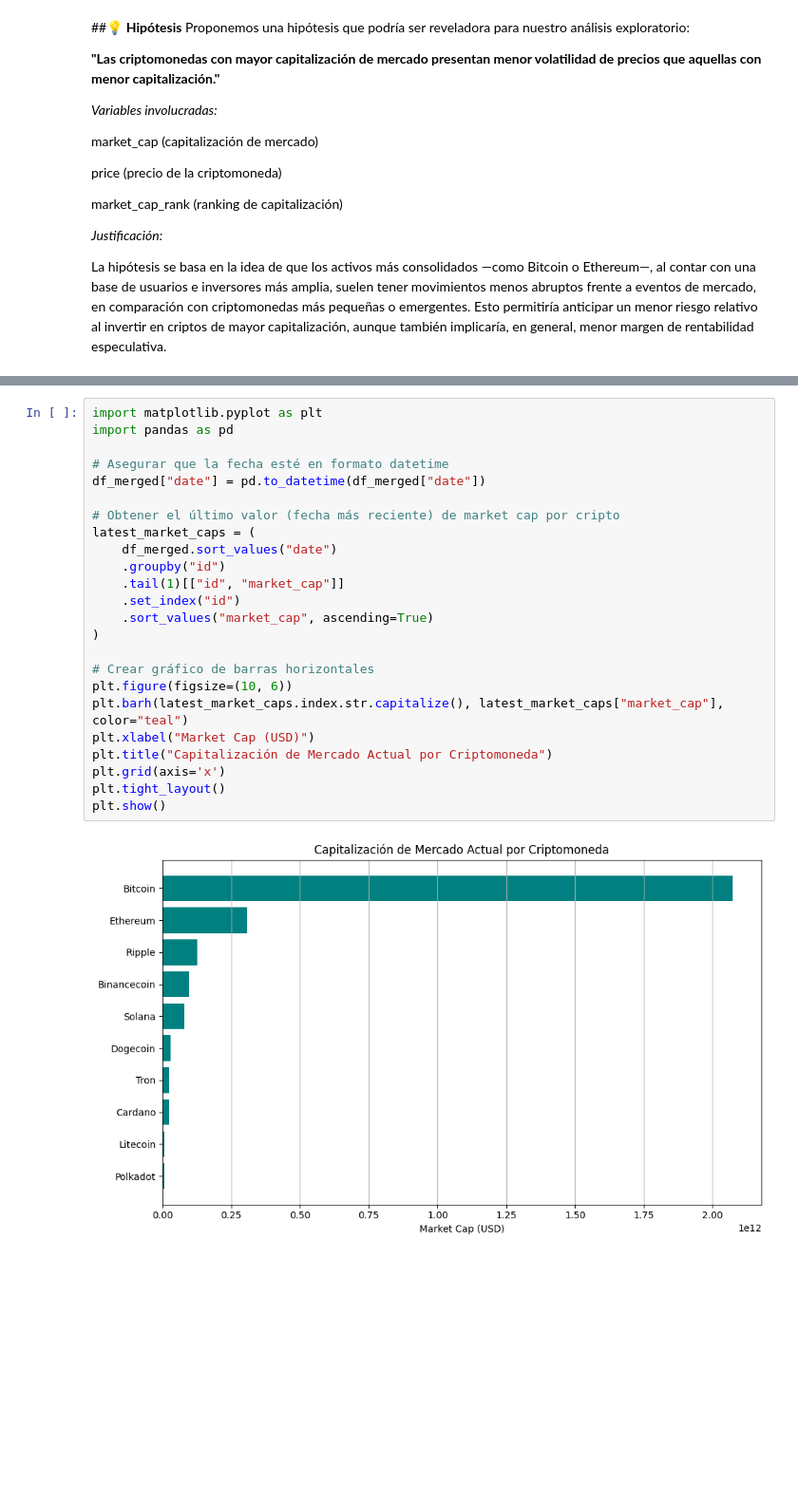
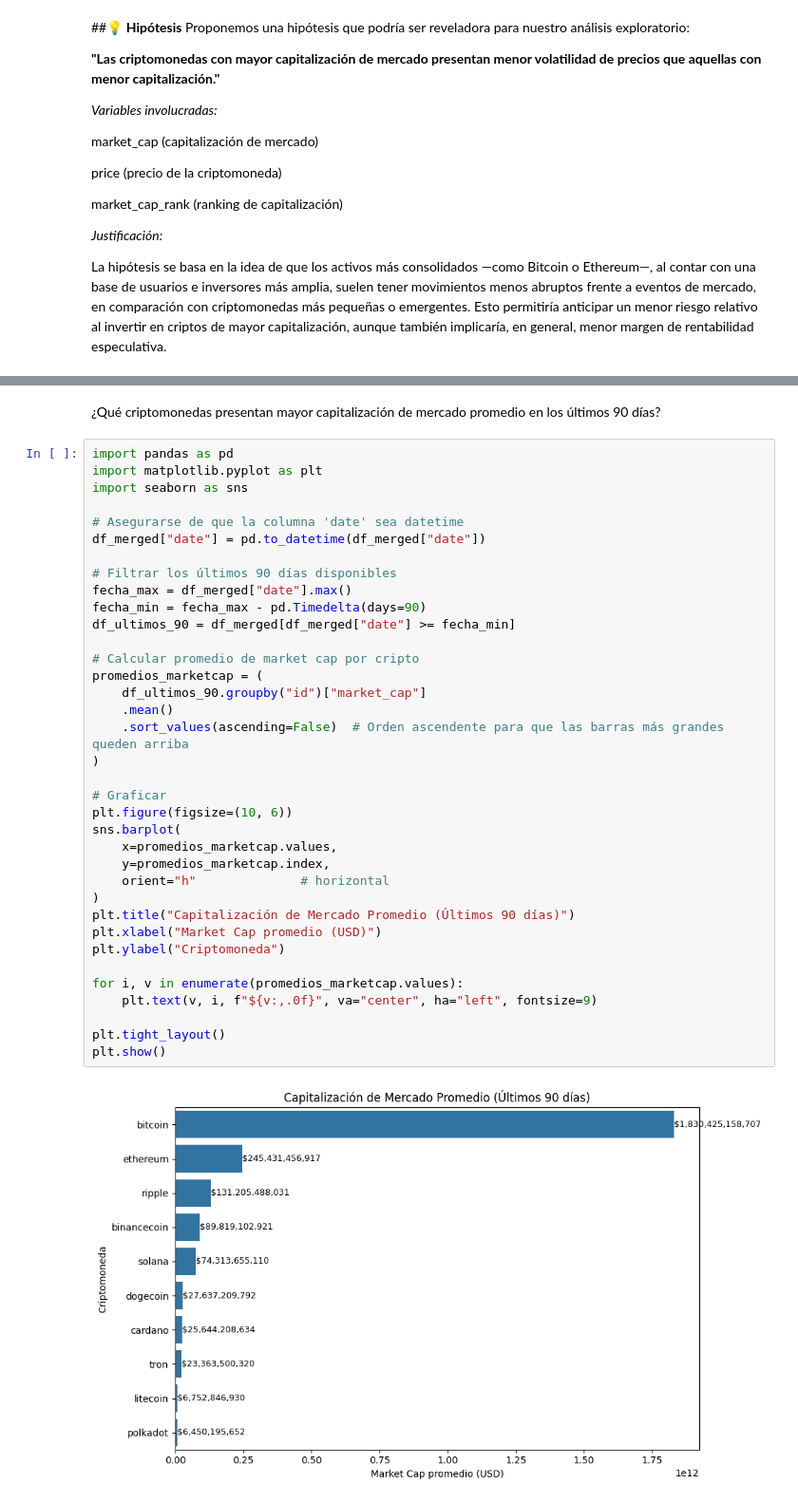
Before and after one commit to TraversaOlazabal/Data-Science-2---ML, a Jupyter notebook: CriptoAnalytics_AlejandroTraversaOlazabal.ipynb, the cells around one changed output, grey strips where cells are left out. Shown at 95% size. Cells and saved outputs as stored; diff of their text form; blank space fills up the shorter version.

```diff
--- a/CriptoAnalytics_AlejandroTraversaOlazabal.ipynb
+++ b/CriptoAnalytics_AlejandroTraversaOlazabal.ipynb
@@ -1000,29 +932,43 @@ plt.show()
-# %%
-import matplotlib.pyplot as plt
-import pandas as pd
-
-# Asegurar que la fecha esté en formato datetime
-df_merged["date"] = pd.to_datetime(df_merged["date"])
-
-# Obtener el último valor (fecha más reciente) de market cap por cripto
-latest_market_caps = (
-    df_merged.sort_values("date")
-    .groupby("id")
-    .tail(1)[["id", "market_cap"]]
-    .set_index("id")
-    .sort_values("market_cap", ascending=True)
-)
-
-# Crear gráfico de barras horizontales
-plt.figure(figsize=(10, 6))
-plt.barh(latest_market_caps.index.str.capitalize(), latest_market_caps["market_cap"], color="teal")
-plt.xlabel("Market Cap (USD)")
-plt.title("Capitalización de Mercado Actual por Criptomoneda")
-plt.grid(axis='x')
-plt.tight_layout()
-plt.show()
-# %% [output]
-[figure, removed]
+# %% [markdown]
+¿Qué criptomonedas presentan mayor capitalización de mercado promedio en los últimos 90 días?
+# %%
+import pandas as pd
+import matplotlib.pyplot as plt
+import seaborn as sns
+
+# Asegurarse de que la columna 'date' sea datetime
+df_merged["date"] = pd.to_datetime(df_merged["date"])
+
+# Filtrar los últimos 90 días disponibles
+fecha_max = df_merged["date"].max()
+fecha_min = fecha_max - pd.Timedelta(days=90)
+df_ultimos_90 = df_merged[df_merged["date"] >= fecha_min]
+
+# Calcular promedio de market cap por cripto
+promedios_marketcap = (
+    df_ultimos_90.groupby("id")["market_cap"]
+    .mean()
+    .sort_values(ascending=False)  # Orden ascendente para que las barras más grandes queden arriba
+)
+
+# Graficar
+plt.figure(figsize=(10, 6))
+sns.barplot(
+    x=promedios_marketcap.values,
+    y=promedios_marketcap.index,
+    orient="h"              # horizontal
+)
+plt.title("Capitalización de Mercado Promedio (Últimos 90 días)")
+plt.xlabel("Market Cap promedio (USD)")
+plt.ylabel("Criptomoneda")
+
+for i, v in enumerate(promedios_marketcap.values):
+    plt.text(v, i, f"${v:,.0f}", va="center", ha="left", fontsize=9)
+
+plt.tight_layout()
+plt.show()
+# %% [output]
+[figure, added]
 # %%
 import matplotlib.pyplot as plt
 import pandas as pd
```
Also changed, not shown: parts of 36 cells of this notebook.
